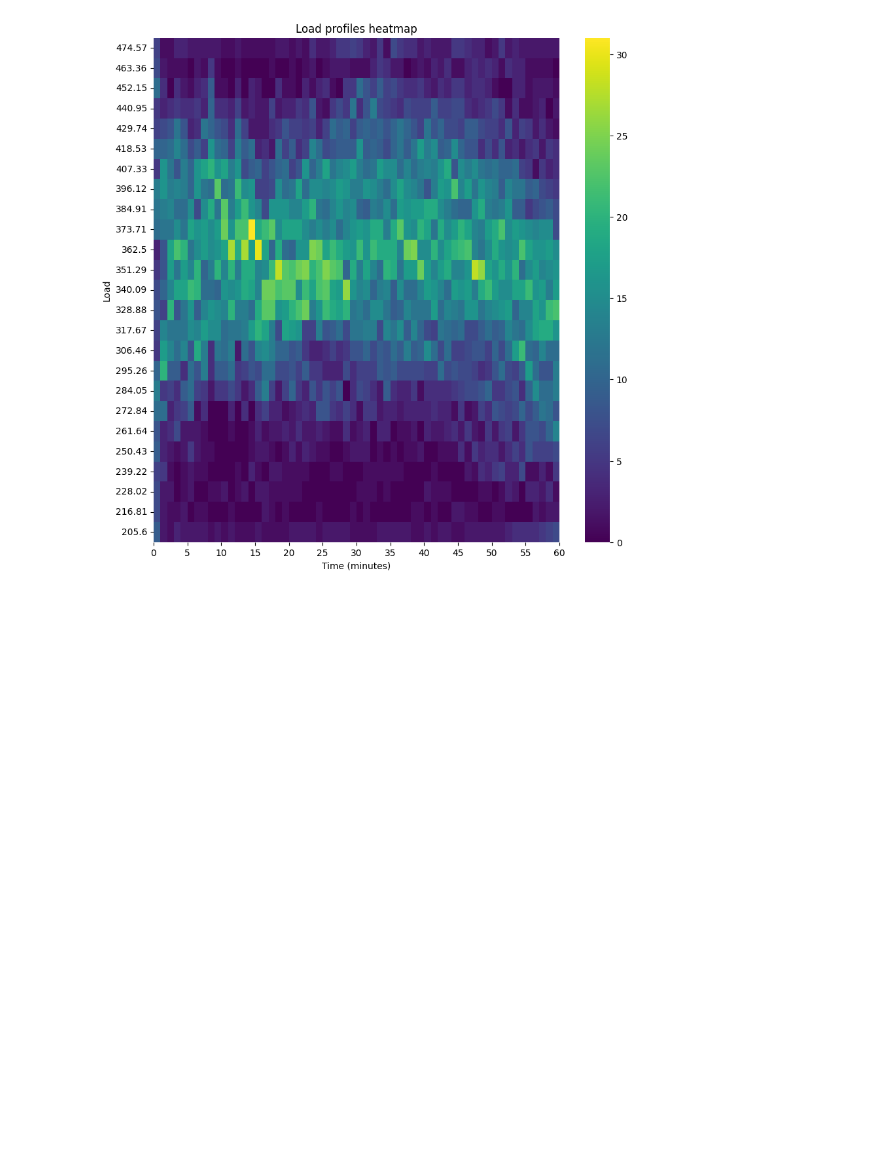
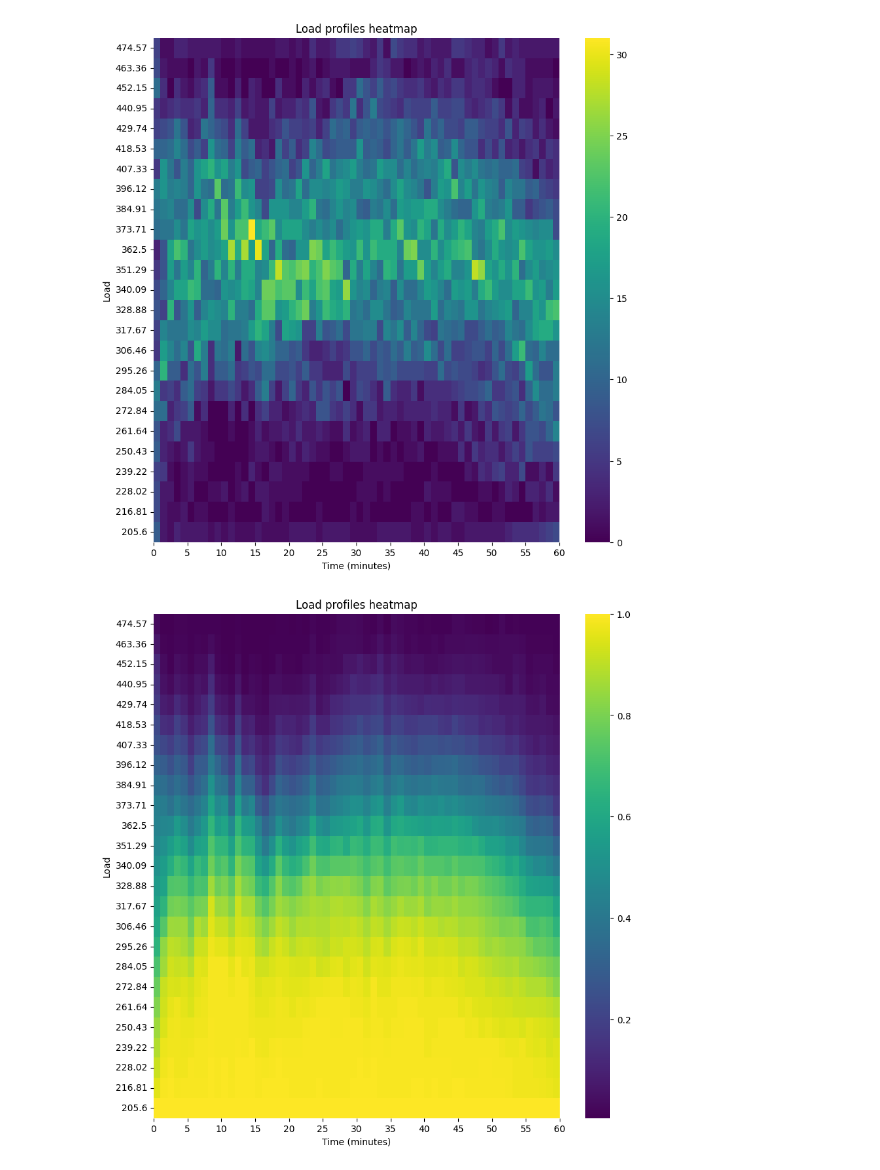
Before and after one commit to Max-f123/Renewables_in_Electricity_Markets, a Jupyter notebook: Assignment2/Task2/load_profile_generator.ipynb, the cells around one changed output. Saved outputs shown, nothing was run; the diff lists cells and outputs as text; code cells hidden in the pictures; blank space fills up the shorter version.

```diff
--- a/Assignment2/Task2/load_profile_generator.ipynb
+++ b/Assignment2/Task2/load_profile_generator.ipynb
@@ -116,3 +116,20 @@ plt.title('Load profiles heatmap')
 plt.show()
 # %% [output]
 [figure]
+# %%
+#cumsum columns of hist_df
+hist_df = hist_df.cumsum()
+hist_df = hist_df / hist_df.max()
+# %%
+#make a heatmap for for hist_df
+f, ax = plt.subplots(figsize=(10, 10))
+ax = sns.heatmap(hist_df.loc[:50], cmap='viridis')
+#add line to heatmap with mean load values
+plt.xticks(np.arange(0, 61, 5), np.arange(0, 61, 5))
+plt.xlabel('Time (minutes)')
+plt.ylabel('Load')
+plt.title('Load profiles heatmap')
+#plt.legend()
+plt.show()
+# %% [output]
+[figure, added]
```
Also changed, not shown: parts of 1 cell of this notebook, 1 other file.
